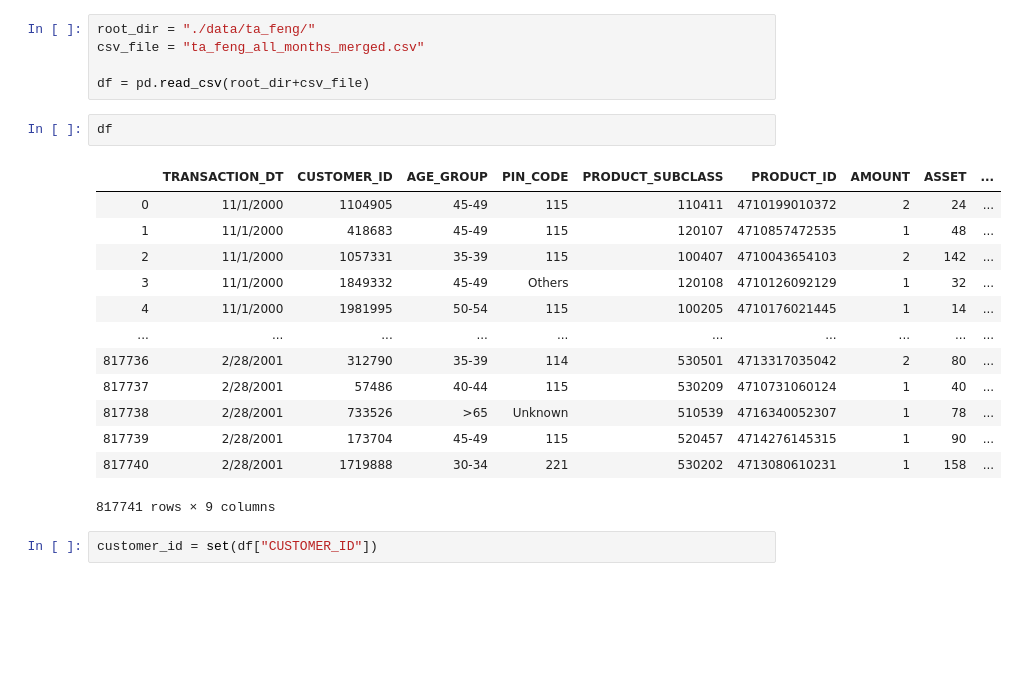
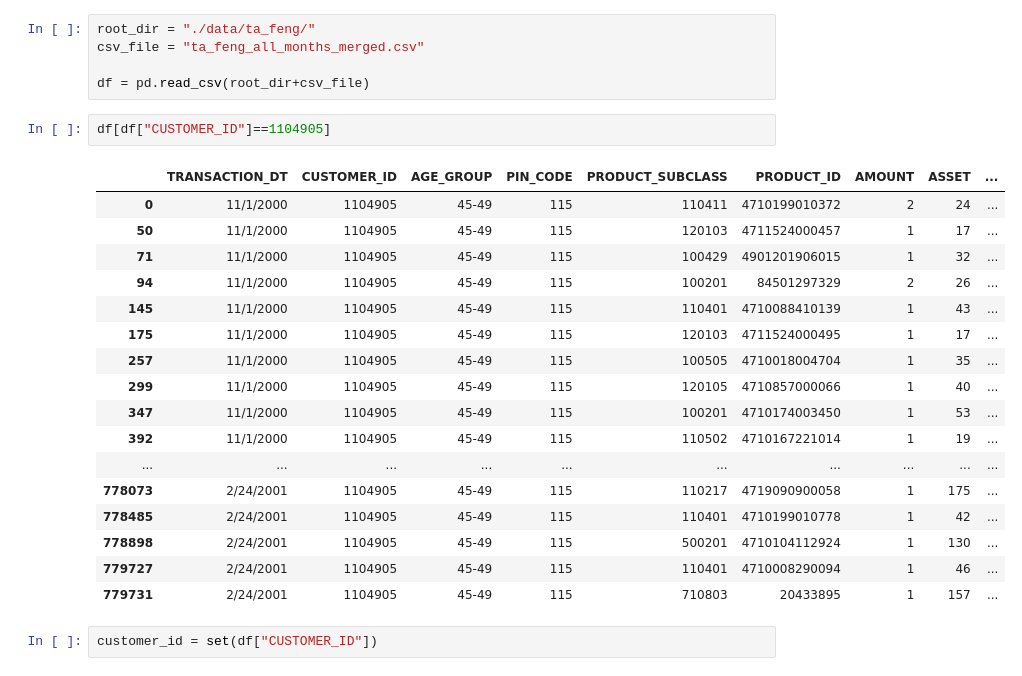
Before and after one commit to imyutaro/fm, a Jupyter notebook: preprocess.ipynb, the cells around one changed output. Saved outputs shown, nothing was run; the diff lists cells and outputs as text; blank space fills up the shorter version.

```diff
--- a/preprocess.ipynb
+++ b/preprocess.ipynb
@@ -99,22 +87,26 @@ root_dir = "./data/ta_feng/"
 csv_file = "ta_feng_all_months_merged.csv"
 
 df = pd.read_csv(root_dir+csv_file)
-# %%
-df
-# %% [output]
-|  | TRANSACTION_DT | CUSTOMER_ID | AGE_GROUP | PIN_CODE | PRODUCT_SUBCLASS | PRODUCT_ID | AMOUNT | ASSET | ... |
-| 0 | 11/1/2000 | 1104905 | 45-49 | 115 | 110411 | 4710199010372 | 2 | 24 | ... |
-| 1 | 11/1/2000 | 418683 | 45-49 | 115 | 120107 | 4710857472535 | 1 | 48 | ... |
-| 2 | 11/1/2000 | 1057331 | 35-39 | 115 | 100407 | 4710043654103 | 2 | 142 | ... |
-| 3 | 11/1/2000 | 1849332 | 45-49 | Others | 120108 | 4710126092129 | 1 | 32 | ... |
-| 4 | 11/1/2000 | 1981995 | 50-54 | 115 | 100205 | 4710176021445 | 1 | 14 | ... |
-| ... | ... | ... | ... | ... | ... | ... | ... | ... | ... |
-| 817736 | 2/28/2001 | 312790 | 35-39 | 114 | 530501 | 4713317035042 | 2 | 80 | ... |
-| 817737 | 2/28/2001 | 57486 | 40-44 | 115 | 530209 | 4710731060124 | 1 | 40 | ... |
-| 817738 | 2/28/2001 | 733526 | >65 | Unknown | 510539 | 4716340052307 | 1 | 78 | ... |
-| 817739 | 2/28/2001 | 173704 | 45-49 | 115 | 520457 | 4714276145315 | 1 | 90 | ... |
-| 817740 | 2/28/2001 | 1719888 | 30-34 | 221 | 530202 | 4713080610231 | 1 | 158 | ... |
-817741 rows × 9 columns
+# %%
+df[df["CUSTOMER_ID"]==1104905]
+# %% [output]
+|  | TRANSACTION_DT | CUSTOMER_ID | AGE_GROUP | PIN_CODE | PRODUCT_SUBCLASS | PRODUCT_ID | AMOUNT | ASSET | ... |
+| 0 | 11/1/2000 | 1104905 | 45-49 | 115 | 110411 | 4710199010372 | 2 | 24 | ... |
+| 50 | 11/1/2000 | 1104905 | 45-49 | 115 | 120103 | 4711524000457 | 1 | 17 | ... |
+| 71 | 11/1/2000 | 1104905 | 45-49 | 115 | 100429 | 4901201906015 | 1 | 32 | ... |
+| 94 | 11/1/2000 | 1104905 | 45-49 | 115 | 100201 | 84501297329 | 2 | 26 | ... |
+| 145 | 11/1/2000 | 1104905 | 45-49 | 115 | 110401 | 4710088410139 | 1 | 43 | ... |
+| 175 | 11/1/2000 | 1104905 | 45-49 | 115 | 120103 | 4711524000495 | 1 | 17 | ... |
+| 257 | 11/1/2000 | 1104905 | 45-49 | 115 | 100505 | 4710018004704 | 1 | 35 | ... |
+| 299 | 11/1/2000 | 1104905 | 45-49 | 115 | 120105 | 4710857000066 | 1 | 40 | ... |
+| 347 | 11/1/2000 | 1104905 | 45-49 | 115 | 100201 | 4710174003450 | 1 | 53 | ... |
+| 392 | 11/1/2000 | 1104905 | 45-49 | 115 | 110502 | 4710167221014 | 1 | 19 | ... |
+| ... | ... | ... | ... | ... | ... | ... | ... | ... | ... |
+| 778073 | 2/24/2001 | 1104905 | 45-49 | 115 | 110217 | 4719090900058 | 1 | 175 | ... |
+| 778485 | 2/24/2001 | 1104905 | 45-49 | 115 | 110401 | 4710199010778 | 1 | 42 | ... |
+| 778898 | 2/24/2001 | 1104905 | 45-49 | 115 | 500201 | 4710104112924 | 1 | 130 | ... |
+| 779727 | 2/24/2001 | 1104905 | 45-49 | 115 | 110401 | 4710008290094 | 1 | 46 | ... |
+| 779731 | 2/24/2001 | 1104905 | 45-49 | 115 | 710803 | 20433895 | 1 | 157 | ... |
 # %%
 customer_id = set(df["CUSTOMER_ID"])
 # %% [markdown]
```
Also changed, not shown: parts of 50 cells of this notebook.
